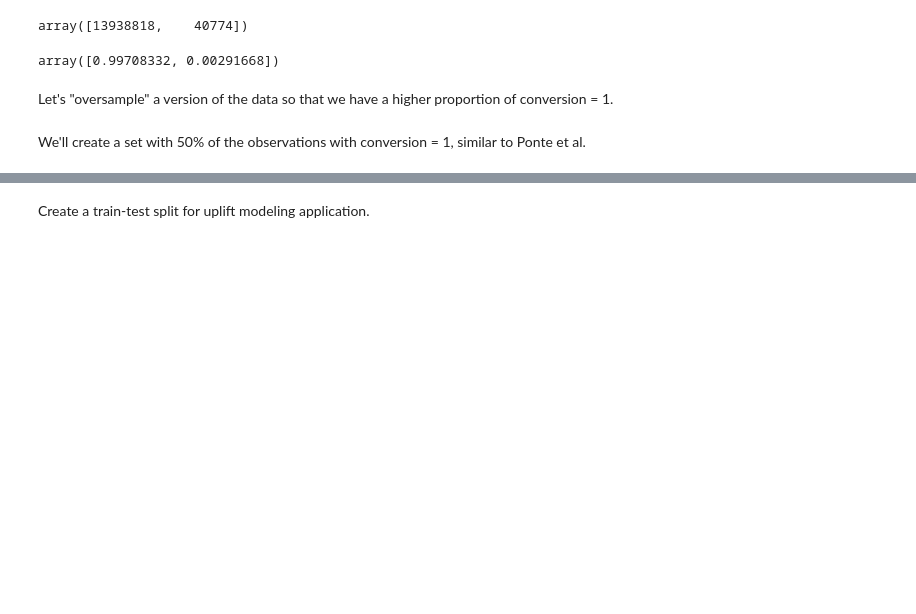
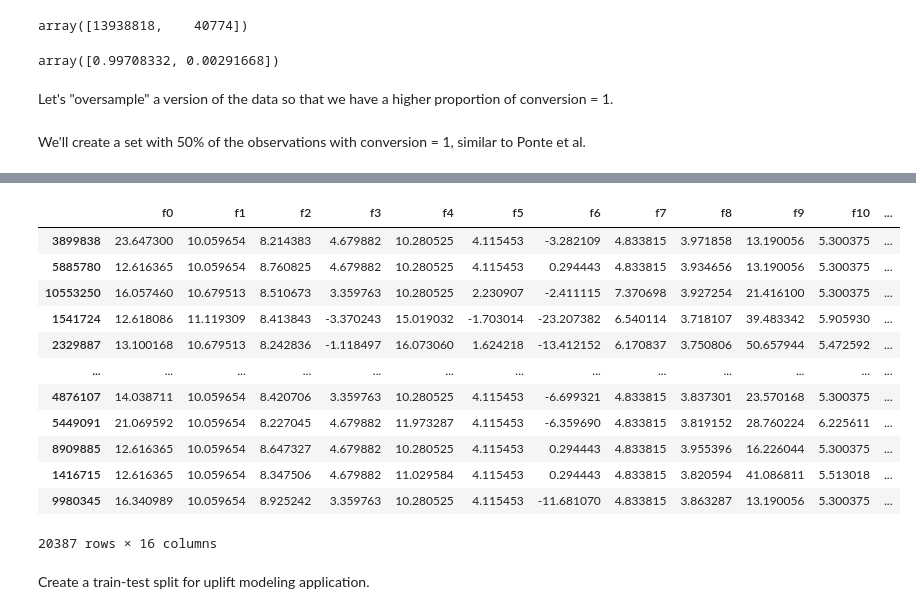
Before and after one commit to cdbale/optimized-sequential-synthesis, a Jupyter notebook: Code/Criteo/Criteo Data Cleaning.ipynb, the cells around one changed output, grey strips where cells are left out. Cells and saved outputs as stored; diff of their text form; code cells hidden in the pictures; blank space fills up the shorter version.

```diff
--- a/Code/Criteo/Criteo Data Cleaning.ipynb
+++ b/Code/Criteo/Criteo Data Cleaning.ipynb
@@ -329,3 +356,19 @@ df_os
+# %%
+test_os
+# %% [output]
+|  | f0 | f1 | f2 | f3 | f4 | f5 | f6 | f7 | f8 | f9 | f10 | ... |
+| 3899838 | 23.647300 | 10.059654 | 8.214383 | 4.679882 | 10.280525 | 4.115453 | -3.282109 | 4.833815 | 3.971858 | 13.190056 | 5.300375 | ... |
+| 5885780 | 12.616365 | 10.059654 | 8.760825 | 4.679882 | 10.280525 | 4.115453 | 0.294443 | 4.833815 | 3.934656 | 13.190056 | 5.300375 | ... |
+| 10553250 | 16.057460 | 10.679513 | 8.510673 | 3.359763 | 10.280525 | 2.230907 | -2.411115 | 7.370698 | 3.927254 | 21.416100 | 5.300375 | ... |
+| 1541724 | 12.618086 | 11.119309 | 8.413843 | -3.370243 | 15.019032 | -1.703014 | -23.207382 | 6.540114 | 3.718107 | 39.483342 | 5.905930 | ... |
+| 2329887 | 13.100168 | 10.679513 | 8.242836 | -1.118497 | 16.073060 | 1.624218 | -13.412152 | 6.170837 | 3.750806 | 50.657944 | 5.472592 | ... |
+| ... | ... | ... | ... | ... | ... | ... | ... | ... | ... | ... | ... | ... |
+| 4876107 | 14.038711 | 10.059654 | 8.420706 | 3.359763 | 10.280525 | 4.115453 | -6.699321 | 4.833815 | 3.837301 | 23.570168 | 5.300375 | ... |
+| 5449091 | 21.069592 | 10.059654 | 8.227045 | 4.679882 | 11.973287 | 4.115453 | -6.359690 | 4.833815 | 3.819152 | 28.760224 | 6.225611 | ... |
+| 8909885 | 12.616365 | 10.059654 | 8.647327 | 4.679882 | 10.280525 | 4.115453 | 0.294443 | 4.833815 | 3.955396 | 16.226044 | 5.300375 | ... |
+| 1416715 | 12.616365 | 10.059654 | 8.347506 | 4.679882 | 11.029584 | 4.115453 | 0.294443 | 4.833815 | 3.820594 | 41.086811 | 5.513018 | ... |
+| 9980345 | 16.340989 | 10.059654 | 8.925242 | 3.359763 | 10.280525 | 4.115453 | -11.681070 | 4.833815 | 3.863287 | 13.190056 | 5.300375 | ... |
+20387 rows × 16 columns
 # %% [markdown]
 Create a train-test split for uplift modeling application.
 # %%
```
Also changed, not shown: parts of 8 cells of this notebook, 14 other files.
